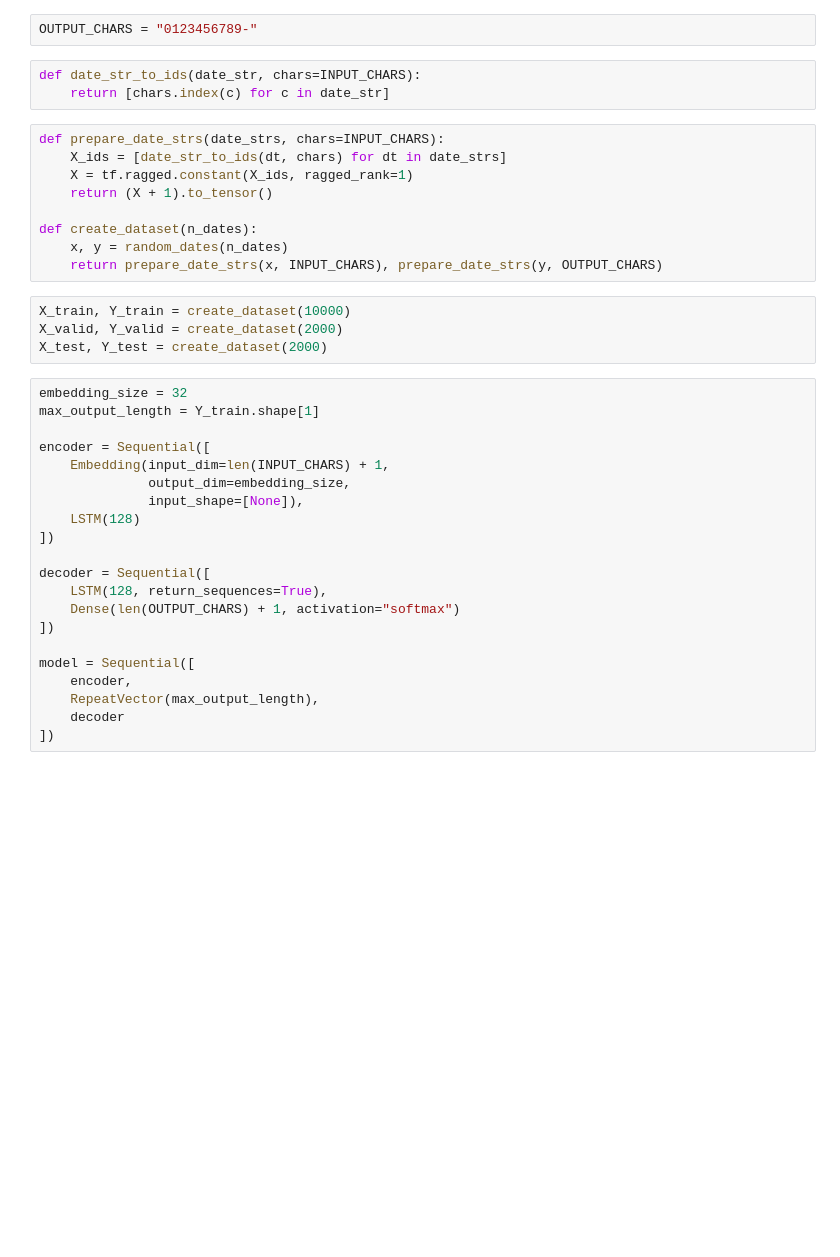
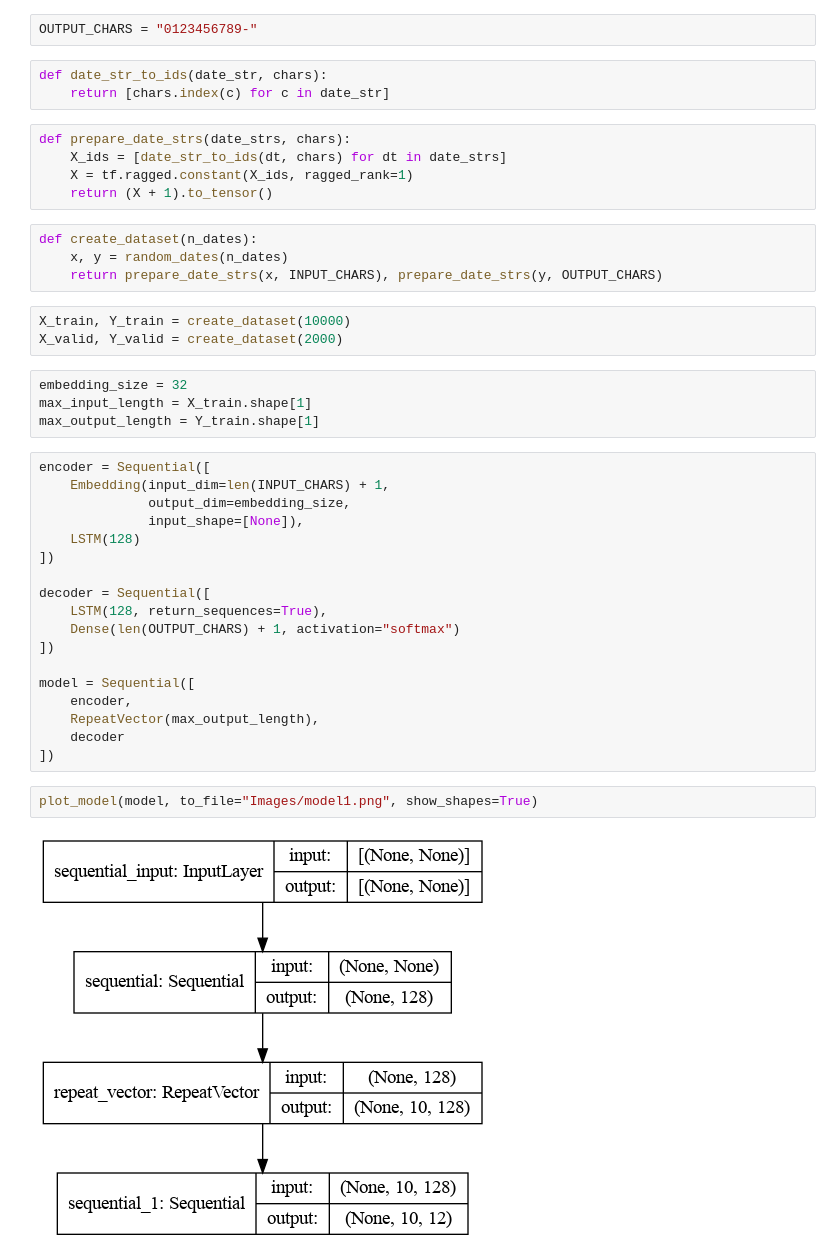
Before and after one commit to 007prateekd/date-conversion, a Jupyter notebook: noteboook.ipynb, the cells around one changed output. Saved outputs shown, nothing was run; the diff lists cells and outputs as text; blank space fills up the shorter version.

Commit message:
Add images

```diff
--- a/noteboook.ipynb
+++ b/noteboook.ipynb
@@ -29,25 +40,25 @@ INPUT_CHARS
 # %%
 OUTPUT_CHARS = "0123456789-"
 # %%
-def date_str_to_ids(date_str, chars=INPUT_CHARS):
+def date_str_to_ids(date_str, chars):
     return [chars.index(c) for c in date_str]
 # %%
-def prepare_date_strs(date_strs, chars=INPUT_CHARS):
+def prepare_date_strs(date_strs, chars):
     X_ids = [date_str_to_ids(dt, chars) for dt in date_strs]
     X = tf.ragged.constant(X_ids, ragged_rank=1)
     return (X + 1).to_tensor()
-
-def create_dataset(n_dates):
-    x, y = random_dates(n_dates)
-    return prepare_date_strs(x, INPUT_CHARS), prepare_date_strs(y, OUTPUT_CHARS)
+# %%
+def create_dataset(n_dates):
+    x, y = random_dates(n_dates)
+    return prepare_date_strs(x, INPUT_CHARS), prepare_date_strs(y, OUTPUT_CHARS)
 # %%
 X_train, Y_train = create_dataset(10000)
 X_valid, Y_valid = create_dataset(2000)
-X_test, Y_test = create_dataset(2000)
+# %%
+embedding_size = 32
+max_input_length = X_train.shape[1]
+max_output_length = Y_train.shape[1]
 # %%
-embedding_size = 32
-max_output_length = Y_train.shape[1]
-
 encoder = Sequential([
     Embedding(input_dim=len(INPUT_CHARS) + 1,
               output_dim=embedding_size,
@@ -65,6 +76,10 @@ model = Sequential([
     RepeatVector(max_output_length),
     decoder
 ])
+# %%
+plot_model(model, to_file="Images/model1.png", show_shapes=True)
+# %% [output]
+[figure, added]
 # %%
 optimizer = Nadam()
 model.compile(loss="sparse_categorical_crossentropy", optimizer=optimizer,
```
Also changed, not shown: parts of 43 cells of this notebook, 7 other files.
